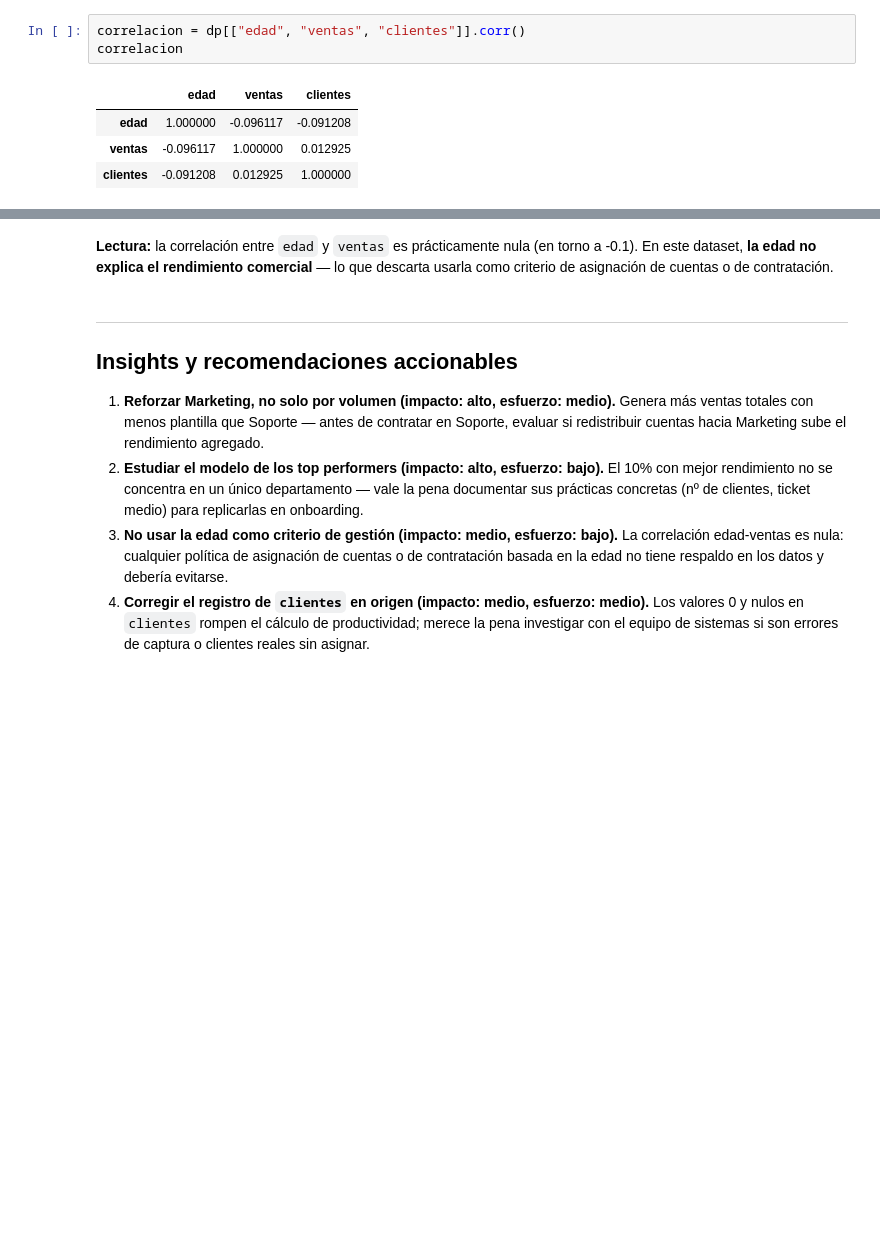
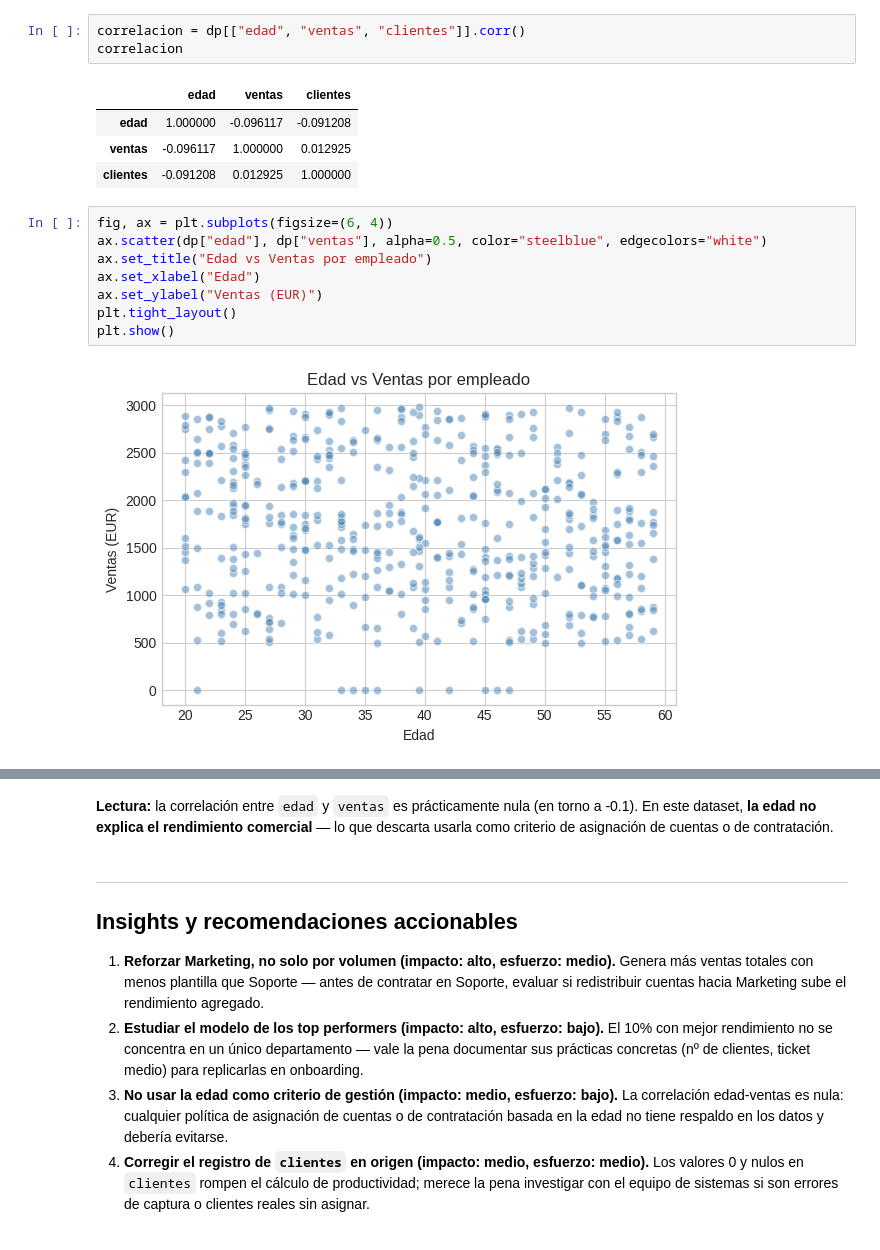
Before and after one commit to BORJAMOME/Data-Analytics-Portfolio, a Jupyter notebook: 02-Python/01-analisis-exploratorio/01-analisis-ventas-empleados/notebook.ipynb, the cells around one changed output, grey strips where cells are left out. Drawn from its saved outputs; the diff is of its cells as text; blank space fills up the shorter version.

Commit message:
fix(02-Python): revision Consejo Expertos — EDA completo, interpretaciones, visualizaciones, recomendaciones

```diff
--- a/02-Python/01-analisis-exploratorio/01-analisis-ventas-empleados/notebook.ipynb
+++ b/02-Python/01-analisis-exploratorio/01-analisis-ventas-empleados/notebook.ipynb
@@ -204,3 +218,13 @@ correlacion
 | edad | 1.000000 | -0.096117 | -0.091208 |
 | ventas | -0.096117 | 1.000000 | 0.012925 |
 | clientes | -0.091208 | 0.012925 | 1.000000 |
+# %%
+fig, ax = plt.subplots(figsize=(6, 4))
+ax.scatter(dp["edad"], dp["ventas"], alpha=0.5, color="steelblue", edgecolors="white")
+ax.set_title("Edad vs Ventas por empleado")
+ax.set_xlabel("Edad")
+ax.set_ylabel("Ventas (EUR)")
+plt.tight_layout()
+plt.show()
+# %% [output]
+[figure, added]
```
Also changed, not shown: parts of 4 cells of this notebook, 3 other files.
